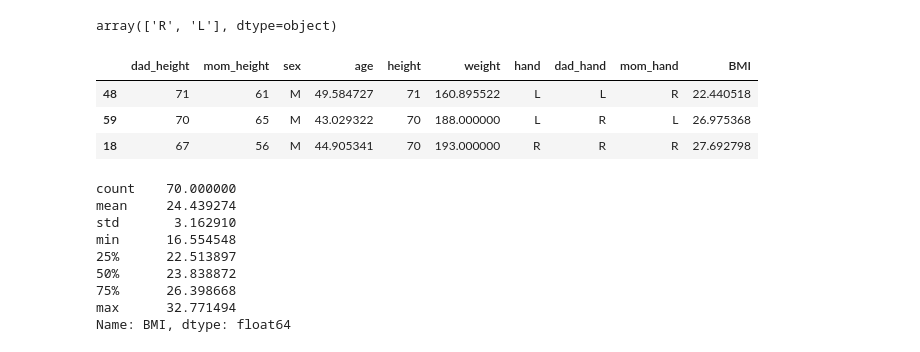
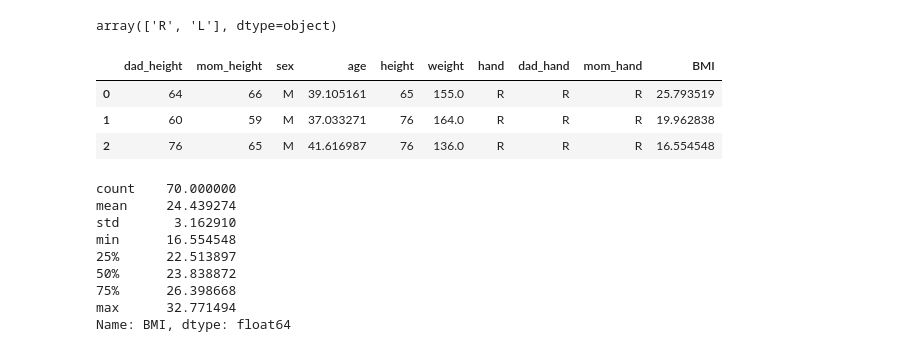
Before and after one commit to Nyan-dwaro/height-data, a Jupyter notebook: heightRevision.ipynb, the cells around one changed output. Drawn from its saved outputs; the diff is of its cells as text; code cells hidden in the pictures.

```diff
--- a/heightRevision.ipynb
+++ b/heightRevision.ipynb
@@ -163,12 +163,12 @@ df.dad_hand.unique()
 array(['R', 'L'], dtype=object)
 # %%
 df['BMI'] = (df['weight']*0.4536)/ ((df['height']*0.0254)*(df['height']*0.0254))
-df.sample(3)
+df.head(3)
 # %% [output]
 |  | dad_height | mom_height | sex | age | height | weight | hand | dad_hand | mom_hand | BMI |
-| 48 | 71 | 61 | M | 49.584727 | 71 | 160.895522 | L | L | R | 22.440518 |
-| 59 | 70 | 65 | M | 43.029322 | 70 | 188.000000 | L | R | L | 26.975368 |
-| 18 | 67 | 56 | M | 44.905341 | 70 | 193.000000 | R | R | R | 27.692798 |
+| 0 | 64 | 66 | M | 39.105161 | 65 | 155.0 | R | R | R | 25.793519 |
+| 1 | 60 | 59 | M | 37.033271 | 76 | 164.0 | R | R | R | 19.962838 |
+| 2 | 76 | 65 | M | 41.616987 | 76 | 136.0 | R | R | R | 16.554548 |
 # %%
 df['BMI'].describe()
 # %% [output]
```
Also changed, not shown: parts of 3 cells of this notebook.
